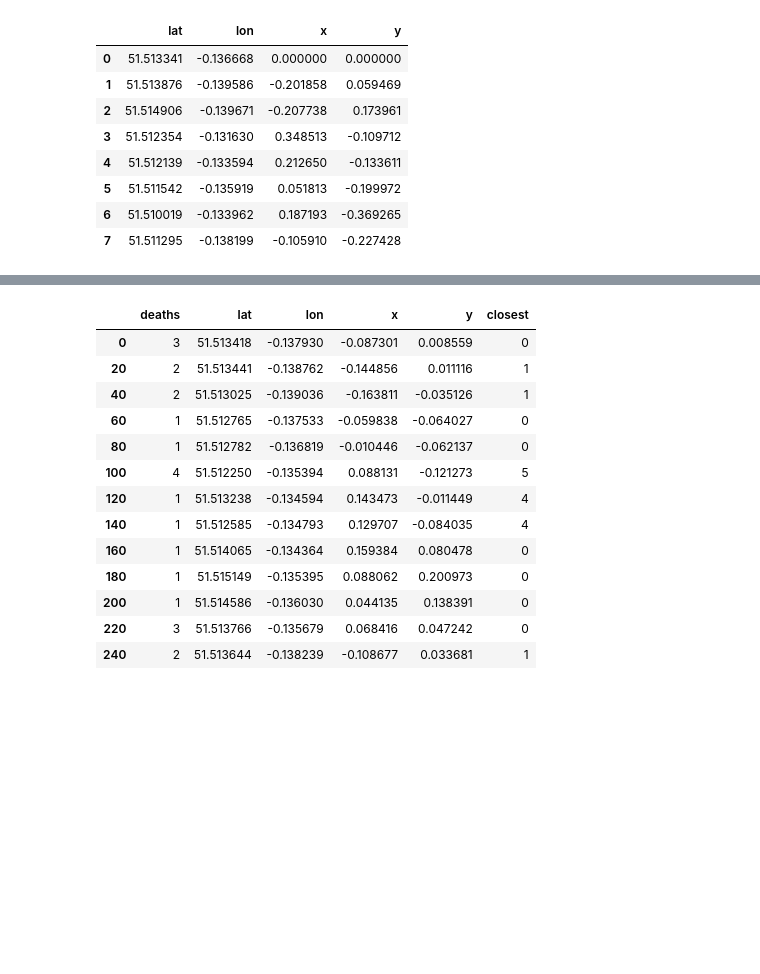
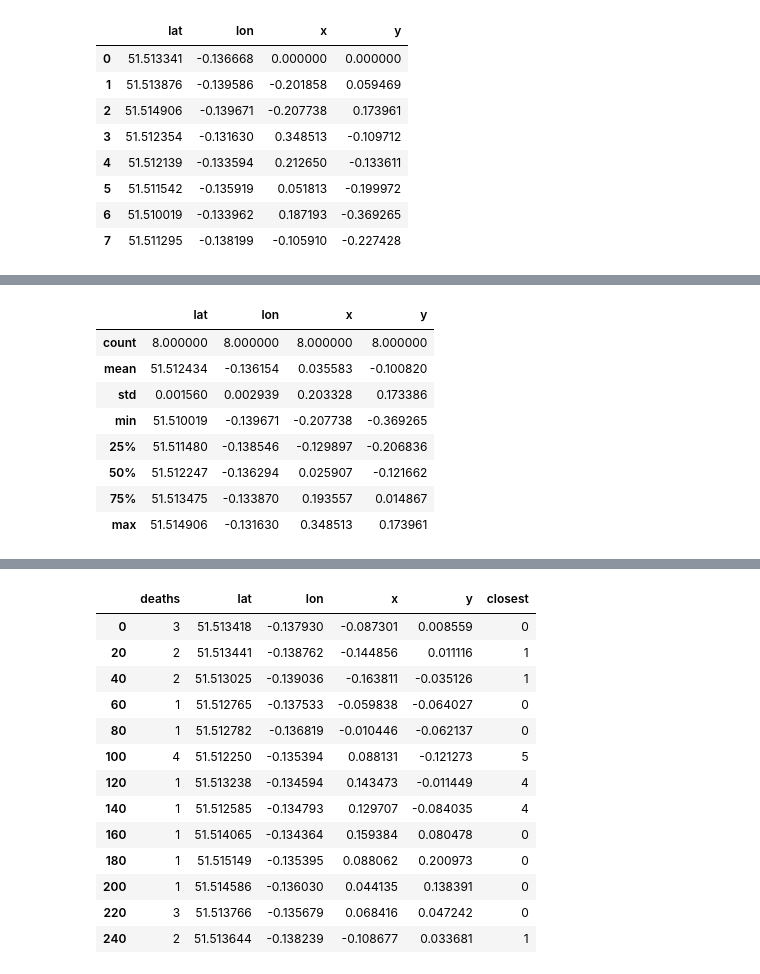
Before and after one commit to fabianfranklinhuffstead/VariousDatasetAnalysis, a Jupyter notebook: Exercise Files/chapter4/workbook_04_04.ipynb, the cells around one changed output, grey strips where cells are left out. Saved outputs shown, nothing was run; the diff lists cells and outputs as text; code cells hidden in the pictures; blank space fills up the shorter version.

```diff
--- a/Exercise Files/chapter4/workbook_04_04.ipynb
+++ b/Exercise Files/chapter4/workbook_04_04.ipynb
@@ -33,2 +45,14 @@ pumps
+# %%
+pumps.describe()
+# %% [output]
+|  | lat | lon | x | y |
+| count | 8.000000 | 8.000000 | 8.000000 | 8.000000 |
+| mean | 51.512434 | -0.136154 | 0.035583 | -0.100820 |
+| std | 0.001560 | 0.002939 | 0.203328 | 0.173386 |
+| min | 51.510019 | -0.139671 | -0.207738 | -0.369265 |
+| 25% | 51.511480 | -0.138546 | -0.129897 | -0.206836 |
+| 50% | 51.512247 | -0.136294 | 0.025907 | -0.121662 |
+| 75% | 51.513475 | -0.133870 | 0.193557 | 0.014867 |
+| max | 51.514906 | -0.131630 | 0.348513 | 0.173961 |
 # %%
 cholera = pd.read_csv('04_04/cholera.csv')
```
Also changed, not shown: parts of 6 cells of this notebook.
